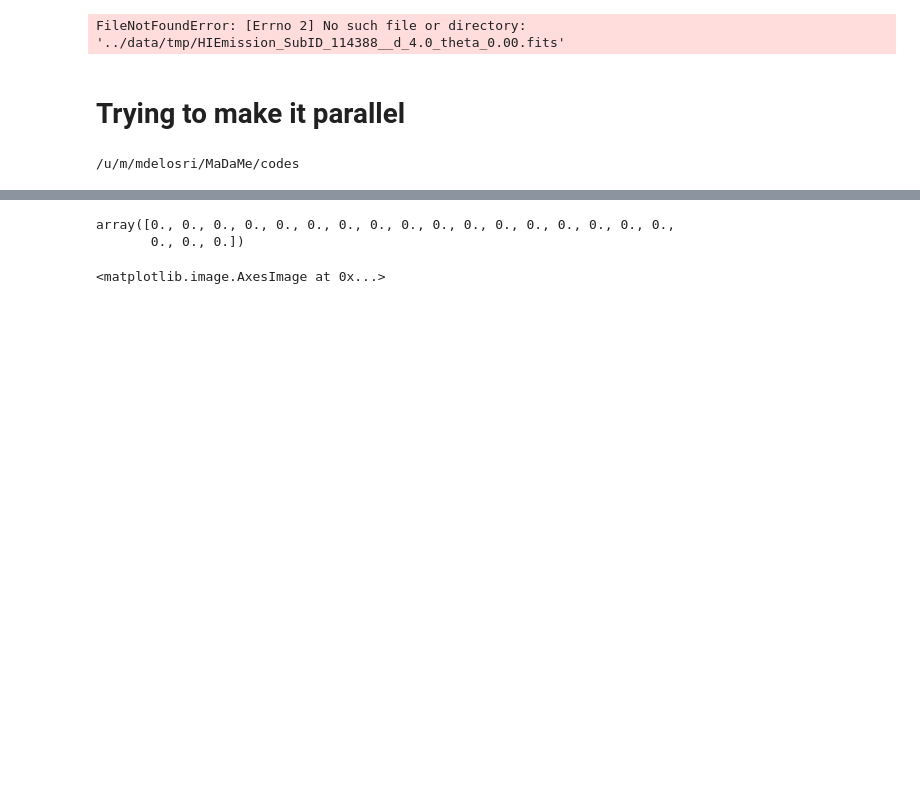
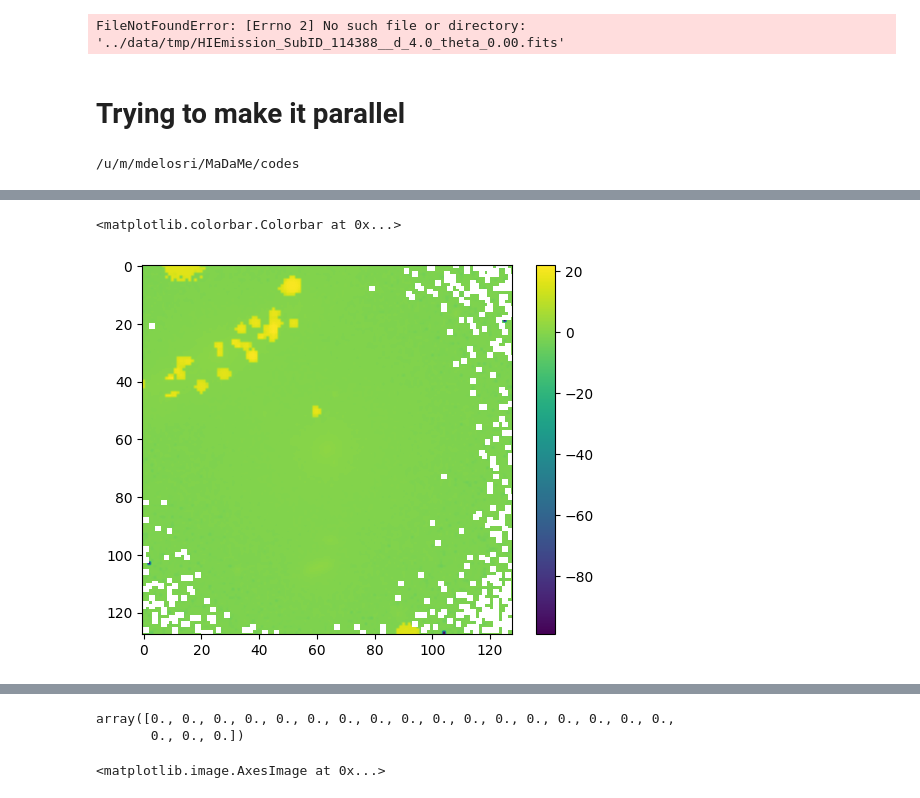
Before and after one commit to Martindelosrios/MaDaMe, a Jupyter notebook: codes/FullPropertiesGals.ipynb, the cells around one changed output, grey strips where cells are left out. Saved outputs shown, nothing was run; the diff lists cells and outputs as text; code cells hidden in the pictures; blank space fills up the shorter version.

```diff
--- a/codes/FullPropertiesGals.ipynb
+++ b/codes/FullPropertiesGals.ipynb
@@ -2796,0 +2839,6 @@ array([0., 0., 0., 0., 0., 0., 0., 0., 0.])
+# %%
+plt.imshow(np.log10(gal0))
+plt.colorbar()
+# %% [output]
+<matplotlib.colorbar.Colorbar at 0x...>
+[figure, added]
```
Also changed, not shown: parts of 40 cells of this notebook, 1 other file.
